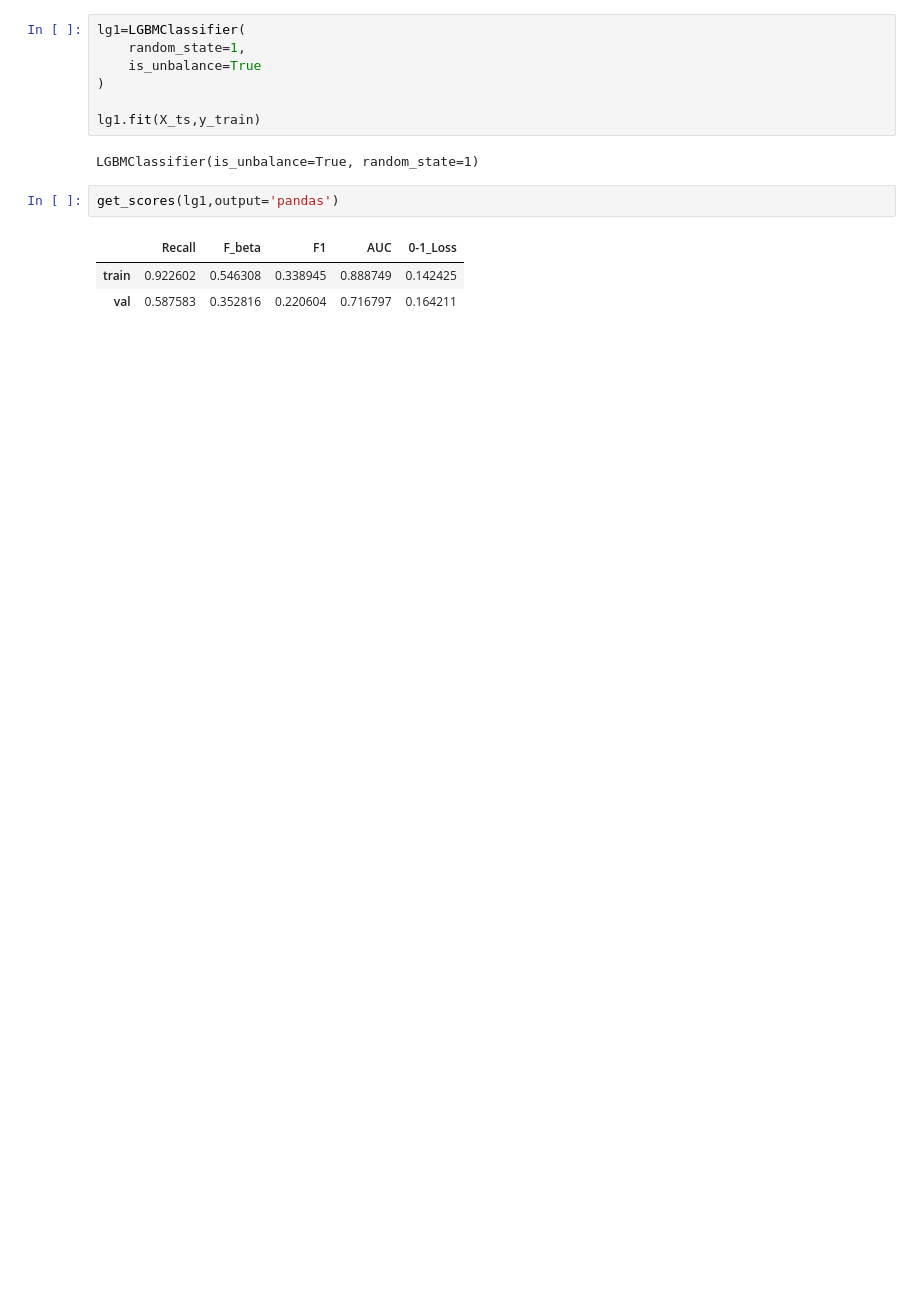
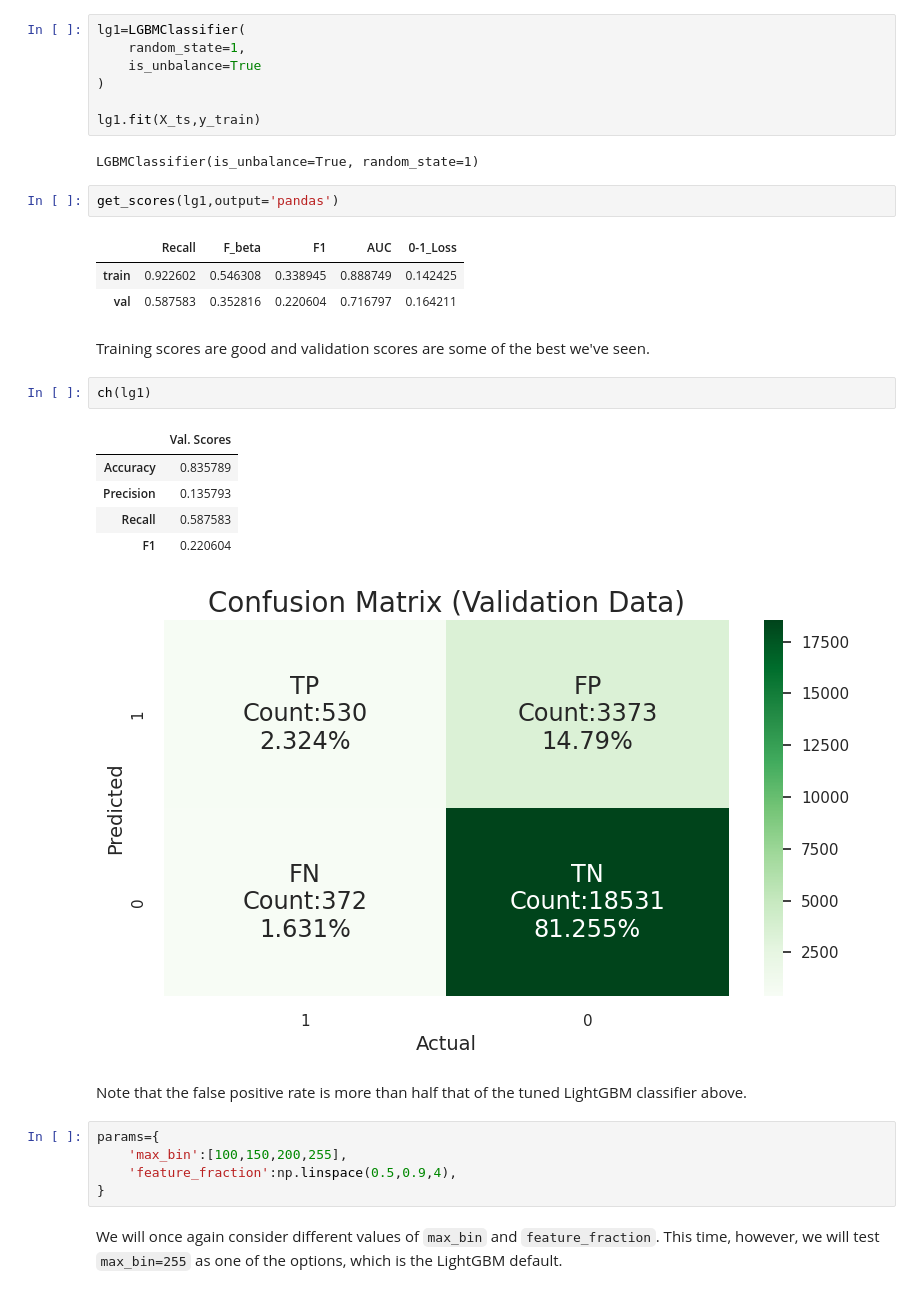
Before and after one commit to hhboorstein/ds_portfolio, a Jupyter notebook: Santander_Customer_Satisfaction.ipynb, the cells around one changed output. Drawn from its saved outputs; the diff is of its cells as text; blank space fills up the shorter version.

```diff
--- a/Santander_Customer_Satisfaction.ipynb
+++ b/Santander_Customer_Satisfaction.ipynb
@@ -1561,3 +1664,23 @@ get_scores(lg1,output='pandas')
 |  | Recall | F_beta | F1 | AUC | 0-1_Loss |
 | train | 0.922602 | 0.546308 | 0.338945 | 0.888749 | 0.142425 |
 | val | 0.587583 | 0.352816 | 0.220604 | 0.716797 | 0.164211 |
+# %% [markdown]
+Training scores are good and validation scores are some of the best we've seen.
+# %%
+ch(lg1)
+# %% [output]
+|  | Val. Scores |
+| Accuracy | 0.835789 |
+| Precision | 0.135793 |
+| Recall | 0.587583 |
+| F1 | 0.220604 |
+[figure, added]
+# %% [markdown]
+Note that the false positive rate is more than half that of the tuned LightGBM classifier above.
+# %%
+params={
+    'max_bin':[100,150,200,255],
+    'feature_fraction':np.linspace(0.5,0.9,4),
+}
+# %% [markdown]
+We will once again consider different values of `max_bin` and `feature_fraction`. This time, however, we will test `max_bin=255` as one of the options, which is the LightGBM default.
```
Also changed, not shown: parts of 26 cells of this notebook.
